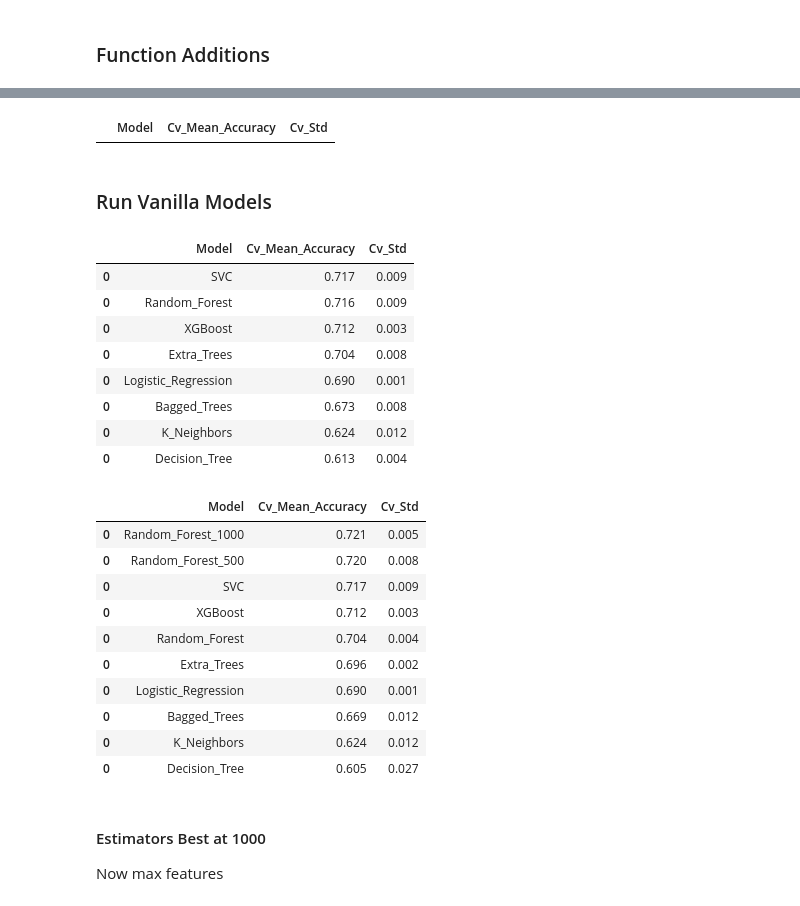
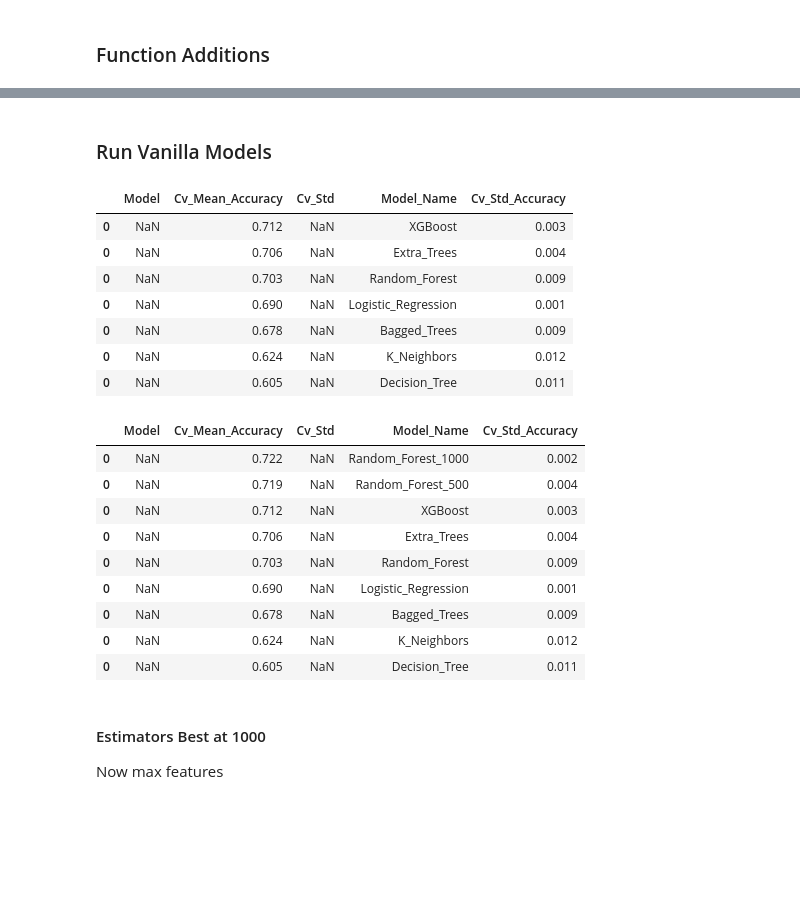
Before and after one commit to tmcroyce/UFC_Prediction_V2.1, a Jupyter notebook: V2_Newer_Notebooks/8. Prediction.ipynb, the cells around one changed output, grey strips where cells are left out. Saved outputs shown, nothing was run; the diff lists cells and outputs as text; code cells hidden in the pictures; blank space fills up the shorter version.

```diff
--- a/V2_Newer_Notebooks/8. Prediction.ipynb
+++ b/V2_Newer_Notebooks/8. Prediction.ipynb
@@ -505,10 +335,22 @@ model_summary
 # %%
+# Define function to save training result
 def save_result(cv_mean_accuracy, cv_std_accuracy, model_name):
-            global model_summary2
-            row = [(model_name, cv_mean_accuracy, cv_std_accuracy)]
-            res = pd.DataFrame(columns = dfcols2, data = row)
-            yeep = [model_summary2, res]
-            model_summary2 = pd.concat(yeep)
-            model_summary2 = model_summary2.sort_values('Cv_Mean_Accuracy', ascending = False)
-            model_summary2 = model_summary2.drop_duplicates()
-            return model_summary2.round(3)
+    global model_summary2  # Access global variable model_summary2
+
+    # Create a new row with model name, mean accuracy and standard deviation accuracy
+    row = [(model_name, cv_mean_accuracy, cv_std_accuracy)]
+
+    # Create a new dataframe with the row data and column names
+    dfcols2 = ['Model_Name', 'Cv_Mean_Accuracy', 'Cv_Std_Accuracy']
+    res = pd.DataFrame(columns = dfcols2, data = row)
+
+    # Concatenate the existing model summary dataframe and the new result dataframe
+    yeep = [model_summary2, res]
+    model_summary2 = pd.concat(yeep)
+
+    # Sort the dataframe by mean accuracy in descending order and drop any duplicates
+    model_summary2 = model_summary2.sort_values('Cv_Mean_Accuracy', ascending = False)
+    model_summary2 = model_summary2.drop_duplicates()
+
+    # Return the updated model summary dataframe rounded to 3 decimal places
+    return model_summary2.round(3)
@@ -524,6 +380,4 @@ def run_model(model, model_name):
 # %%
 dfcols2 = ['Model', 'Cv_Mean_Accuracy', 'Cv_Std']
+# Create a dataframe to store the model summary
 model_summary2 = pd.DataFrame(columns=dfcols2)
-model_summary2
-# %% [output]
-|  | Model | Cv_Mean_Accuracy | Cv_Std |
@@ -555,22 +398,20 @@ def create_fullpipe(preprocessing, model, model_name):
 # %%
 create_fullpipe(preprocessing, LogisticRegression(), 'Logistic_Regression')
 create_fullpipe(preprocessing, RandomForestClassifier(), 'Random_Forest')
 create_fullpipe(preprocessing, DecisionTreeClassifier(), 'Decision_Tree')
 create_fullpipe(preprocessing, BaggingClassifier(), 'Bagged_Trees')
 create_fullpipe(preprocessing, ExtraTreesClassifier(), 'Extra_Trees')
 create_fullpipe(preprocessing, KNeighborsClassifier(), 'K_Neighbors')
-create_fullpipe(preprocessing, SVC(probability=True), 'SVC')
 create_fullpipe(preprocessing, XGBClassifier(eval_metric = 'logloss'), 'XGBoost')
 # %% [output]
-|  | Model | Cv_Mean_Accuracy | Cv_Std |
-| 0 | SVC | 0.717 | 0.009 |
-| 0 | Random_Forest | 0.716 | 0.009 |
-| 0 | XGBoost | 0.712 | 0.003 |
-| 0 | Extra_Trees | 0.704 | 0.008 |
-| 0 | Logistic_Regression | 0.690 | 0.001 |
-| 0 | Bagged_Trees | 0.673 | 0.008 |
-| 0 | K_Neighbors | 0.624 | 0.012 |
-| 0 | Decision_Tree | 0.613 | 0.004 |
+|  | Model | Cv_Mean_Accuracy | Cv_Std | Model_Name | Cv_Std_Accuracy |
+| 0 | NaN | 0.712 | NaN | XGBoost | 0.003 |
+| 0 | NaN | 0.706 | NaN | Extra_Trees | 0.004 |
+| 0 | NaN | 0.703 | NaN | Random_Forest | 0.009 |
+| 0 | NaN | 0.690 | NaN | Logistic_Regression | 0.001 |
+| 0 | NaN | 0.678 | NaN | Bagged_Trees | 0.009 |
+| 0 | NaN | 0.624 | NaN | K_Neighbors | 0.012 |
+| 0 | NaN | 0.605 | NaN | Decision_Tree | 0.011 |
 # %%
 # Function cross validates a model and saves the result and a pickle file
 def gridsearched_model(model, model_name):
@@ -586,17 +429,16 @@ def gridsearched_model(model, model_name):
 create_fullpipe(preprocessing, RandomForestClassifier(n_estimators=500), 'Random_Forest_500')
 create_fullpipe(preprocessing, RandomForestClassifier(n_estimators=1000), 'Random_Forest_1000')
 # %% [output]
-|  | Model | Cv_Mean_Accuracy | Cv_Std |
-| 0 | Random_Forest_1000 | 0.721 | 0.005 |
-| 0 | Random_Forest_500 | 0.720 | 0.008 |
-| 0 | SVC | 0.717 | 0.009 |
-| 0 | XGBoost | 0.712 | 0.003 |
-| 0 | Random_Forest | 0.704 | 0.004 |
-| 0 | Extra_Trees | 0.696 | 0.002 |
-| 0 | Logistic_Regression | 0.690 | 0.001 |
-| 0 | Bagged_Trees | 0.669 | 0.012 |
-| 0 | K_Neighbors | 0.624 | 0.012 |
-| 0 | Decision_Tree | 0.605 | 0.027 |
+|  | Model | Cv_Mean_Accuracy | Cv_Std | Model_Name | Cv_Std_Accuracy |
+| 0 | NaN | 0.722 | NaN | Random_Forest_1000 | 0.002 |
+| 0 | NaN | 0.719 | NaN | Random_Forest_500 | 0.004 |
+| 0 | NaN | 0.712 | NaN | XGBoost | 0.003 |
+| 0 | NaN | 0.706 | NaN | Extra_Trees | 0.004 |
+| 0 | NaN | 0.703 | NaN | Random_Forest | 0.009 |
+| 0 | NaN | 0.690 | NaN | Logistic_Regression | 0.001 |
+| 0 | NaN | 0.678 | NaN | Bagged_Trees | 0.009 |
+| 0 | NaN | 0.624 | NaN | K_Neighbors | 0.012 |
+| 0 | NaN | 0.605 | NaN | Decision_Tree | 0.011 |
 # %% [markdown]
 #### Estimators Best at 1000
 
```
Also changed, not shown: parts of 60 cells of this notebook, 2 other files.
